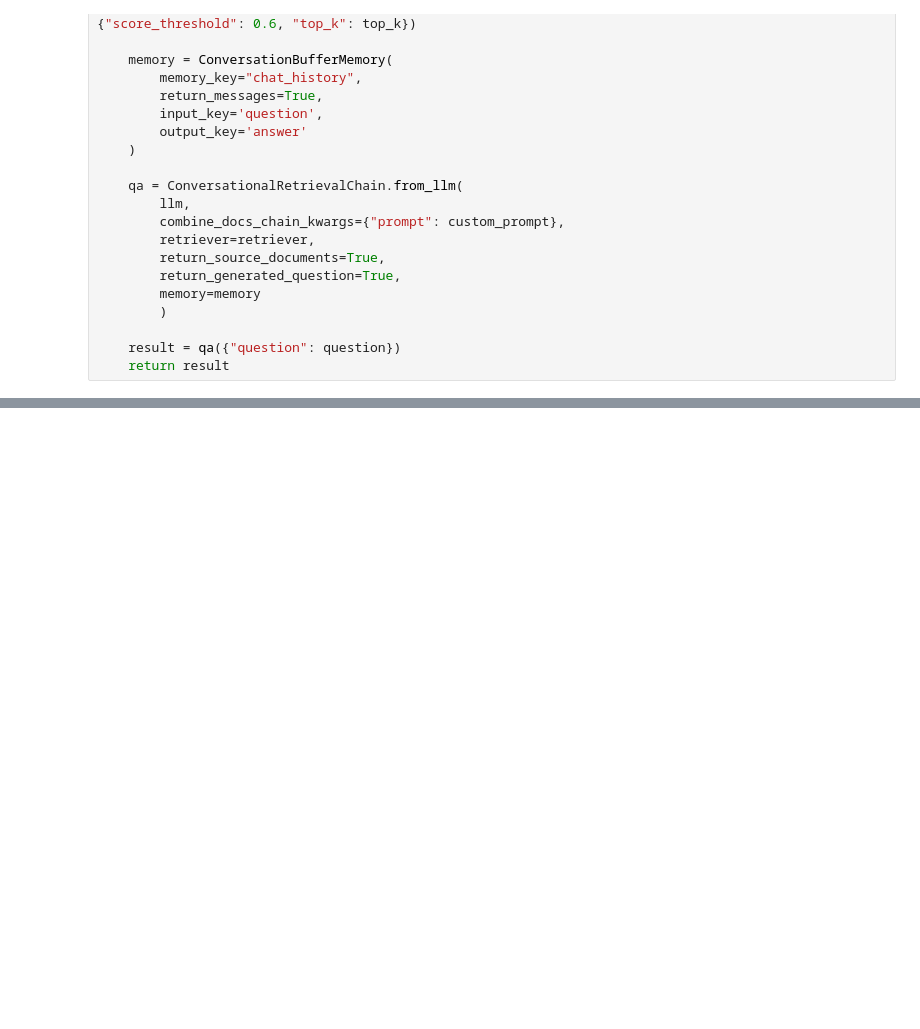
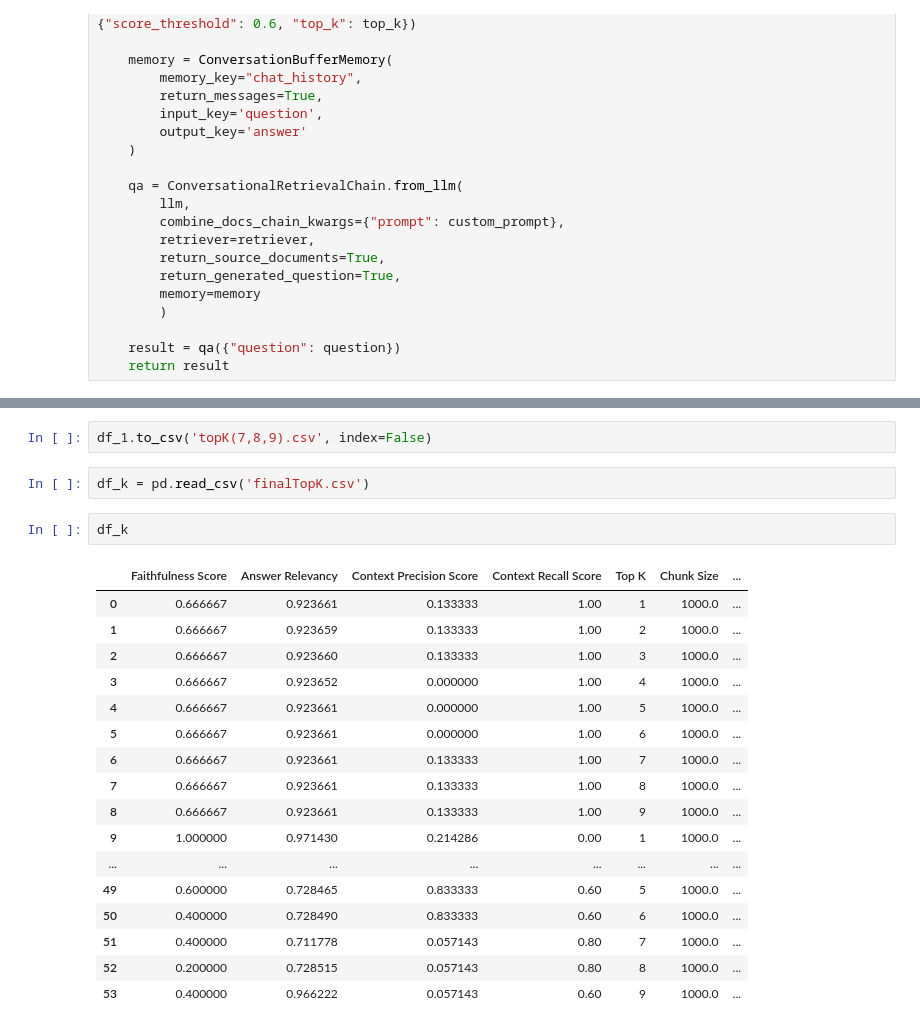
Before and after one commit to potaytoh2/OnboardingBot, a Jupyter notebook: test.ipynb, the cells around one changed output, grey strips where cells are left out. Saved outputs shown, nothing was run; the diff lists cells and outputs as text; blank space fills up the shorter version.

```diff
--- a/test.ipynb
+++ b/test.ipynb
@@ -385,0 +435,24 @@ ValueError: could not broadcast input array from shape (7,) into shape (5,)
+# %%
+df_1.to_csv('topK(7,8,9).csv', index=False)
+# %%
+df_k = pd.read_csv('finalTopK.csv')
+# %%
+df_k
+# %% [output]
+|  | Faithfulness Score | Answer Relevancy | Context Precision Score | Context Recall Score | Top K | Chunk Size | ... |
+| 0 | 0.666667 | 0.923661 | 0.133333 | 1.00 | 1 | 1000.0 | ... |
+| 1 | 0.666667 | 0.923659 | 0.133333 | 1.00 | 2 | 1000.0 | ... |
+| 2 | 0.666667 | 0.923660 | 0.133333 | 1.00 | 3 | 1000.0 | ... |
+| 3 | 0.666667 | 0.923652 | 0.000000 | 1.00 | 4 | 1000.0 | ... |
+| 4 | 0.666667 | 0.923661 | 0.000000 | 1.00 | 5 | 1000.0 | ... |
+| 5 | 0.666667 | 0.923661 | 0.000000 | 1.00 | 6 | 1000.0 | ... |
+| 6 | 0.666667 | 0.923661 | 0.133333 | 1.00 | 7 | 1000.0 | ... |
+| 7 | 0.666667 | 0.923661 | 0.133333 | 1.00 | 8 | 1000.0 | ... |
+| 8 | 0.666667 | 0.923661 | 0.133333 | 1.00 | 9 | 1000.0 | ... |
+| 9 | 1.000000 | 0.971430 | 0.214286 | 0.00 | 1 | 1000.0 | ... |
+| ... | ... | ... | ... | ... | ... | ... | ... |
+| 49 | 0.600000 | 0.728465 | 0.833333 | 0.60 | 5 | 1000.0 | ... |
+| 50 | 0.400000 | 0.728490 | 0.833333 | 0.60 | 6 | 1000.0 | ... |
+| 51 | 0.400000 | 0.711778 | 0.057143 | 0.80 | 7 | 1000.0 | ... |
+| 52 | 0.200000 | 0.728515 | 0.057143 | 0.80 | 8 | 1000.0 | ... |
+| 53 | 0.400000 | 0.966222 | 0.057143 | 0.60 | 9 | 1000.0 | ... |
```
Also changed, not shown: parts of 2 cells of this notebook, 3 other files.
